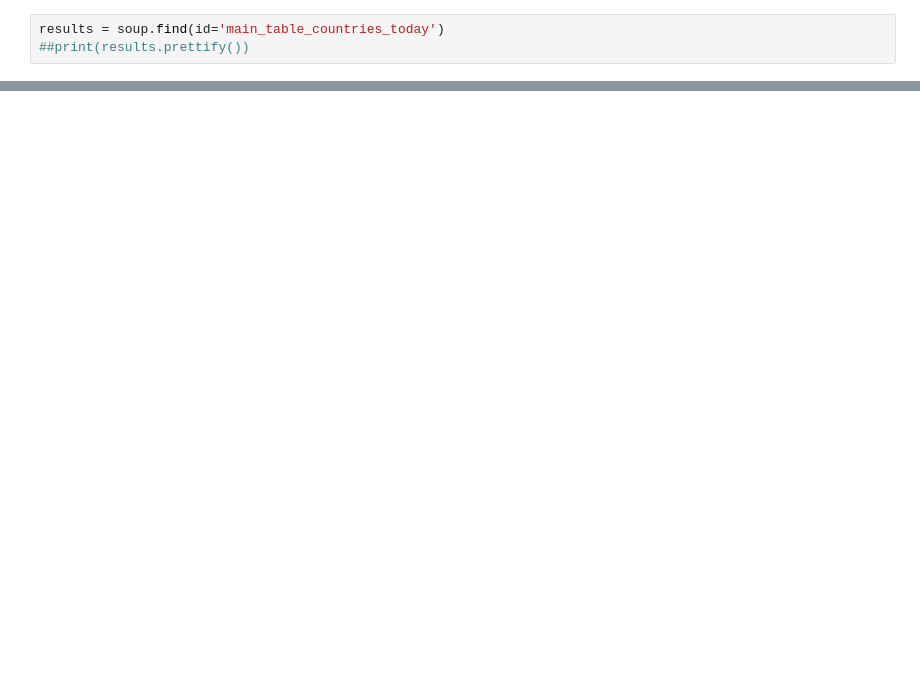
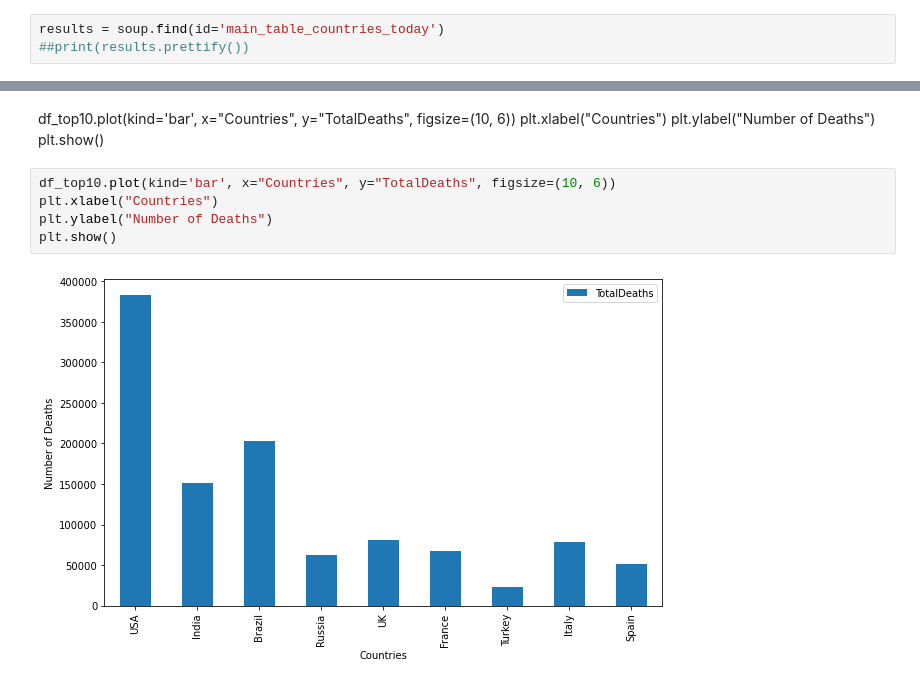
Before and after one commit to Rixant/Web-Scraping-COVID19, a Jupyter notebook: covid19_data_analysis.ipynb, the cells around one changed output, grey strips where cells are left out. Drawn from its saved outputs; the diff is of its cells as text; blank space fills up the shorter version.

```diff
--- a/covid19_data_analysis.ipynb
+++ b/covid19_data_analysis.ipynb
@@ -153,0 +185,12 @@ ValueError: invalid literal for int() with base 10: ''
+# %% [markdown]
+df_top10.plot(kind='bar', x="Countries", y="TotalDeaths",  figsize=(10, 6))
+plt.xlabel("Countries")
+plt.ylabel("Number of Deaths")
+plt.show()
+# %%
+df_top10.plot(kind='bar', x="Countries", y="TotalDeaths", figsize=(10, 6))
+plt.xlabel("Countries")
+plt.ylabel("Number of Deaths")
+plt.show()
+# %% [output]
+[figure, added]
```
Also changed, not shown: parts of 17 cells of this notebook.
